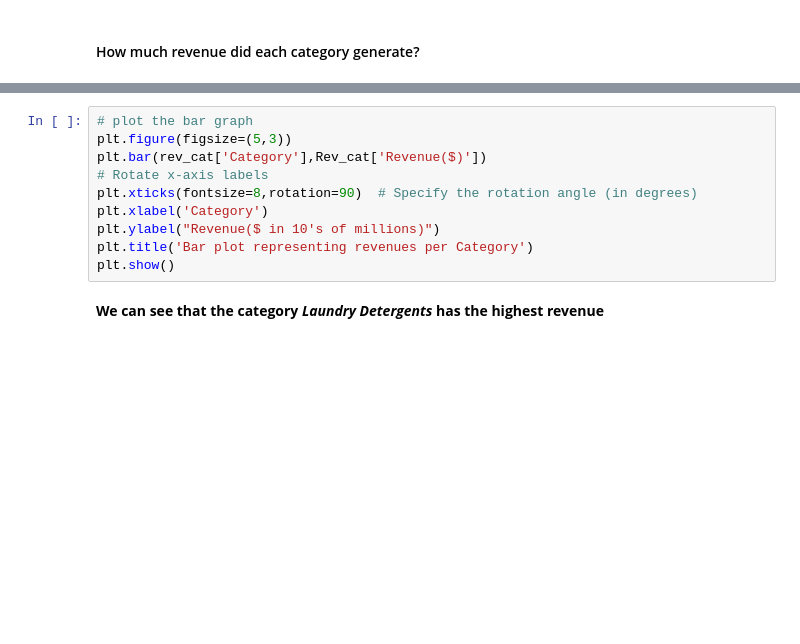
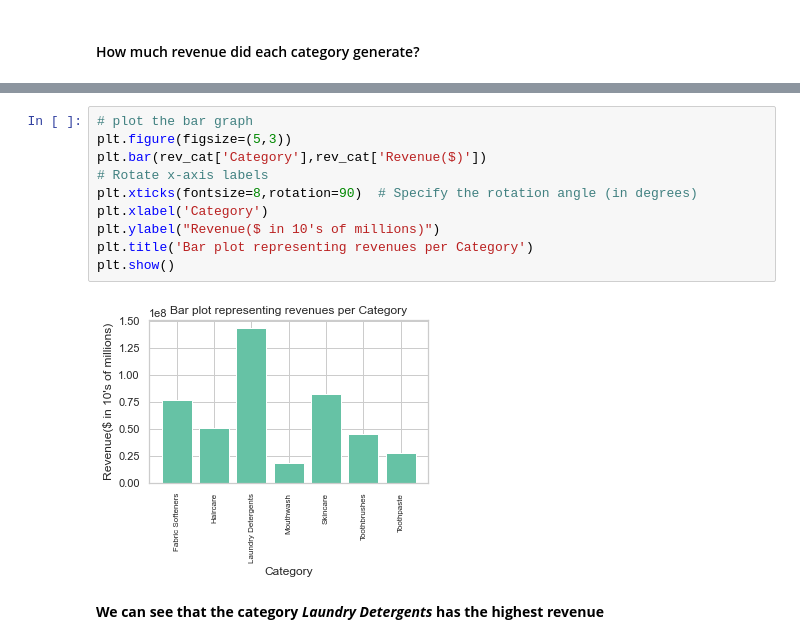
Before and after one commit to dennislamcv1/FractalDS, a Jupyter notebook: Python for Data Science/Module-3-Lesson-3.ipynb, the cells around one changed output, grey strips where cells are left out. Drawn from its saved outputs; the diff is of its cells as text; blank space fills up the shorter version.

```diff
--- a/Python for Data Science/Module-3-Lesson-3.ipynb
+++ b/Python for Data Science/Module-3-Lesson-3.ipynb
@@ -178,13 +229,15 @@ rev_cat.head()
 # %%
 # plot the bar graph
 plt.figure(figsize=(5,3))
-plt.bar(rev_cat['Category'],Rev_cat['Revenue($)'])
+plt.bar(rev_cat['Category'],rev_cat['Revenue($)'])
 # Rotate x-axis labels
 plt.xticks(fontsize=8,rotation=90)  # Specify the rotation angle (in degrees)
 plt.xlabel('Category')
 plt.ylabel("Revenue($ in 10's of millions)")
 plt.title('Bar plot representing revenues per Category')
 plt.show()
+# %% [output]
+[figure, added]
 # %% [markdown]
 **We can see that the category *Laundry Detergents* has the highest revenue**
 # %% [markdown]
```
Also changed, not shown: parts of 15 cells of this notebook, 6 other files.
